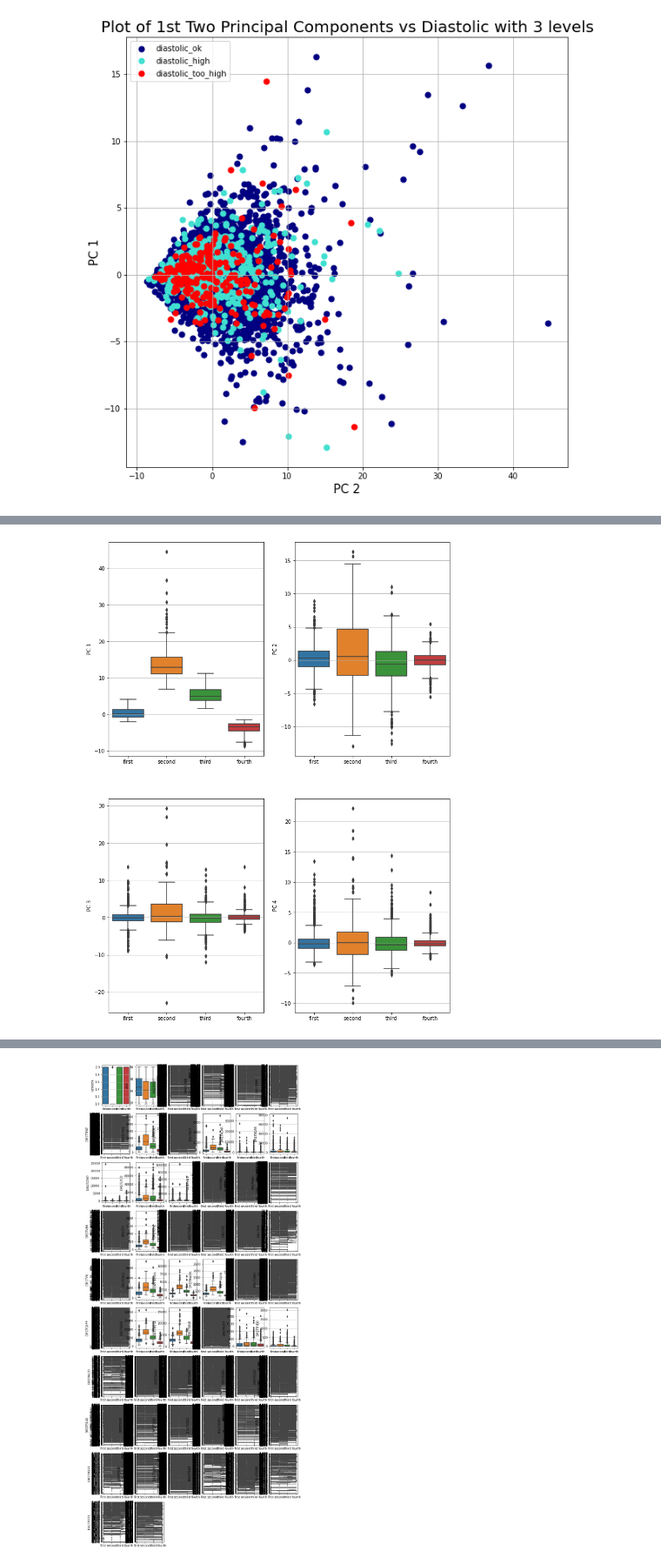
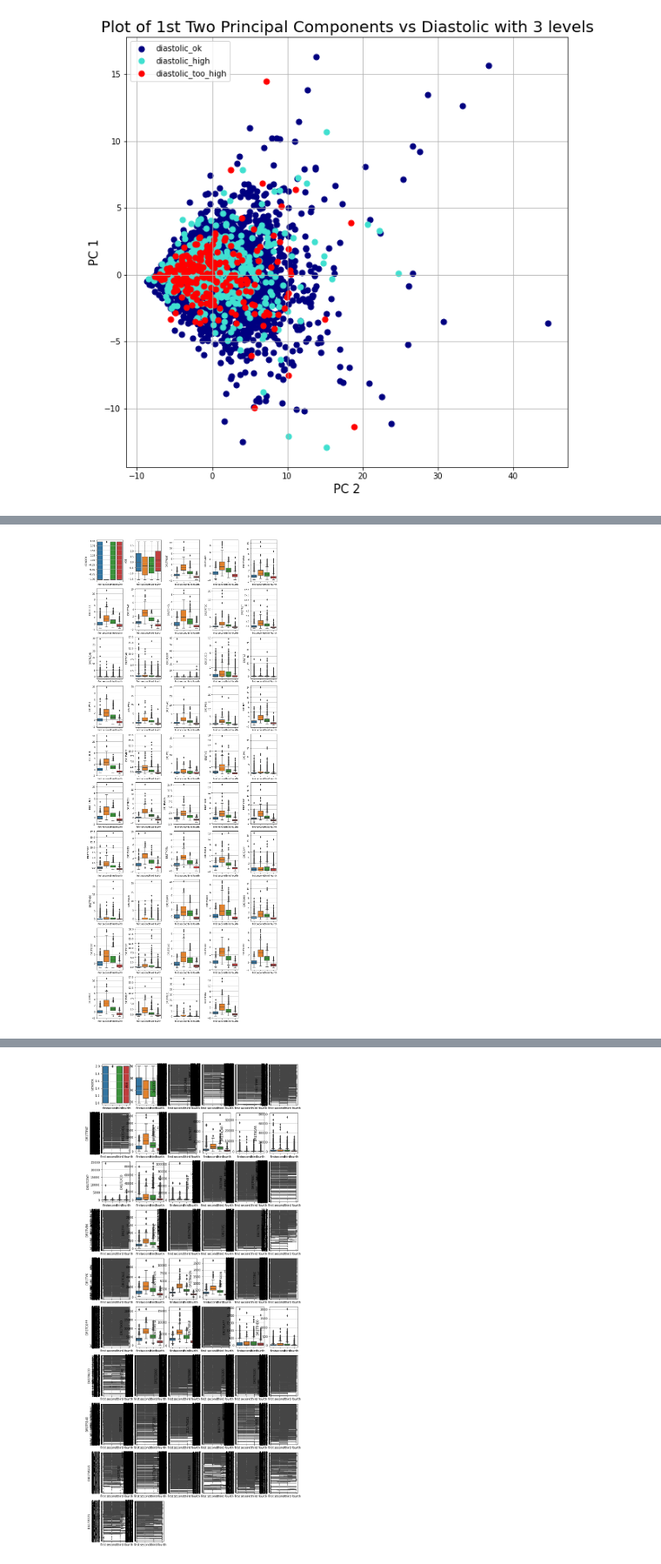
Before and after one commit to gianluigimazzaglia/PublicHealth_project, a Jupyter notebook: PublichHealth_db1.ipynb, the cells around one changed output, grey strips where cells are left out. Shown at 87% size. Drawn from its saved outputs; the diff is of its cells as text; code cells hidden in the pictures.

```diff
--- a/PublichHealth_db1.ipynb
+++ b/PublichHealth_db1.ipynb
@@ -183,5 +141,6 @@ df4.insert(35, "DR1TTHEO",df. iloc[:, [35]], True)
 df4.insert(56, "Systolic_average_1_4",df. iloc[:, [57]], True)
 df4.insert(57, "Diastolic_average_1_4",df. iloc[:, [58]], True)
 # %%
+# 45 BMI were 0 and we considered to replace with the mean of the column
 mean_bmi = df4['BMXBMI'].mean(skipna=True)
-df4.loc[df.BMXBMI ==0, 'BMXBMI'] =mean_bmi
+df4.loc[df.BMXBMI ==0.0, 'BMXBMI'] =mean_bmi
@@ -221,0 +149,7 @@ Name: GENDER, Length: 5356, dtype: int64
+# %%
+df5 = df4.fillna(df.mean())   # this function replace the null values of the entire Data frame with the mean of the column
+
+
+df5['BMXBMI'] = df5['BMXBMI'].replace(0, df5['BMXBMI'].mean())
+e = sum(df5.BMXBMI==0)
+e
@@ -594,13 +558,12 @@ ax.grid(group)
 # %%
-#this comparing is done with the first 4 PC
-
-plt.figure( figsize=( 12.0, 17.0 ) )
-for i in range( 4):
-    plt.subplot( 2,2, i + 1 )
+#plot clusters / features
+plt.figure( figsize=( 12.0, 30.0 ) )
+for i in range( 49 ):
+    plt.subplot( 10,5, i + 1 )
     plt.grid( True )
-    sn.boxplot( x=kmeans_pca.labels_, y=pca_df.columns[i], data=pca_df)
-    plt.xticks( [ 0, 1,2,3], [ 'first', 'second','third','fourth'], rotation=0 )
-# plt.tight_layout( True )
+    sn.boxplot( x=kmeans_pca.labels_, y=scaled1.columns[i], data=scaled1)
+    plt.xticks( [ 0, 1,2,3 ], [ 'first', 'second','third','fourth'], rotation=0 )
+plt.tight_layout( True )
 plt.show()
 # %% [output]
-[figure, old version]
+[figure, new version]
```
Also changed, not shown: parts of 48 cells of this notebook.
